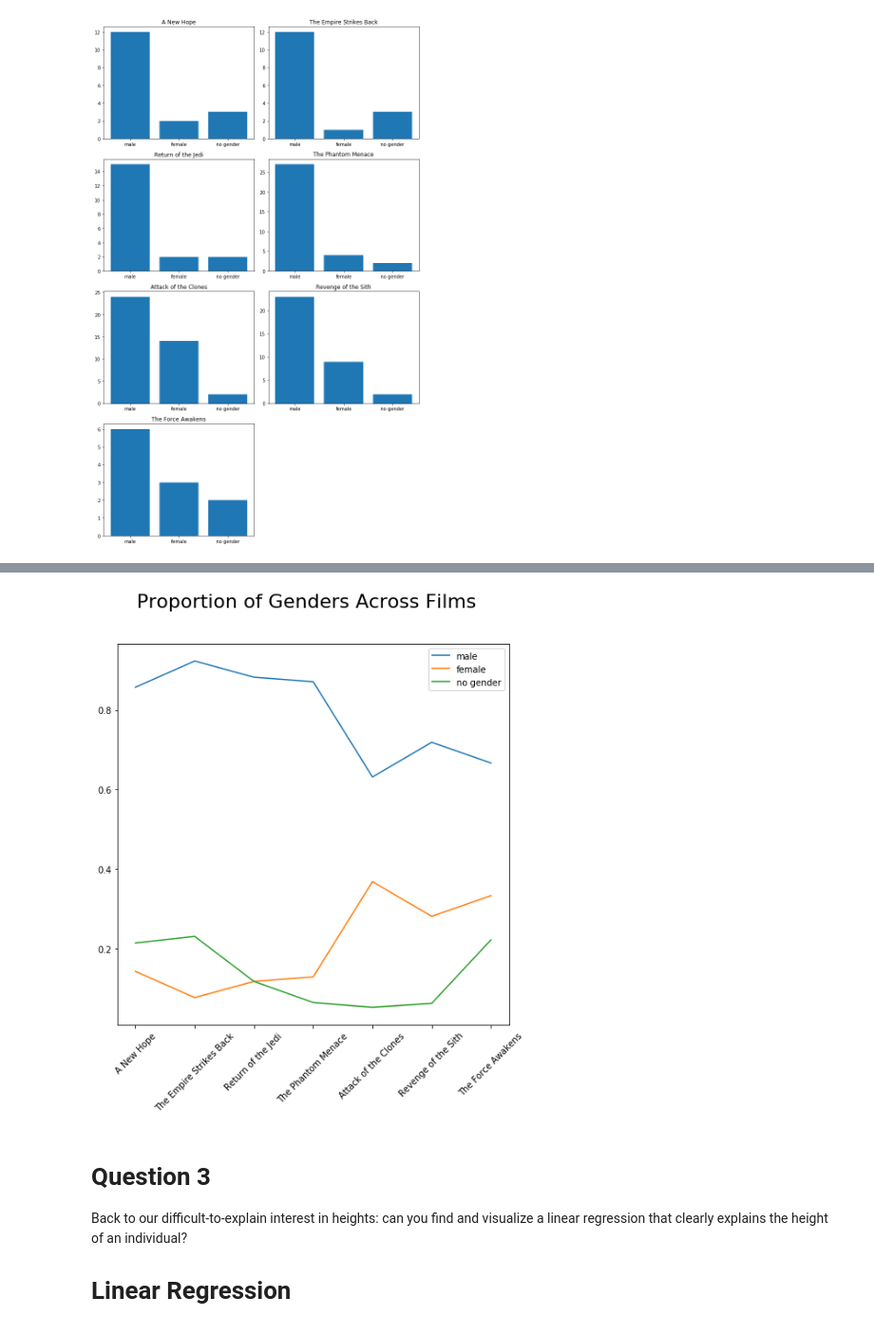
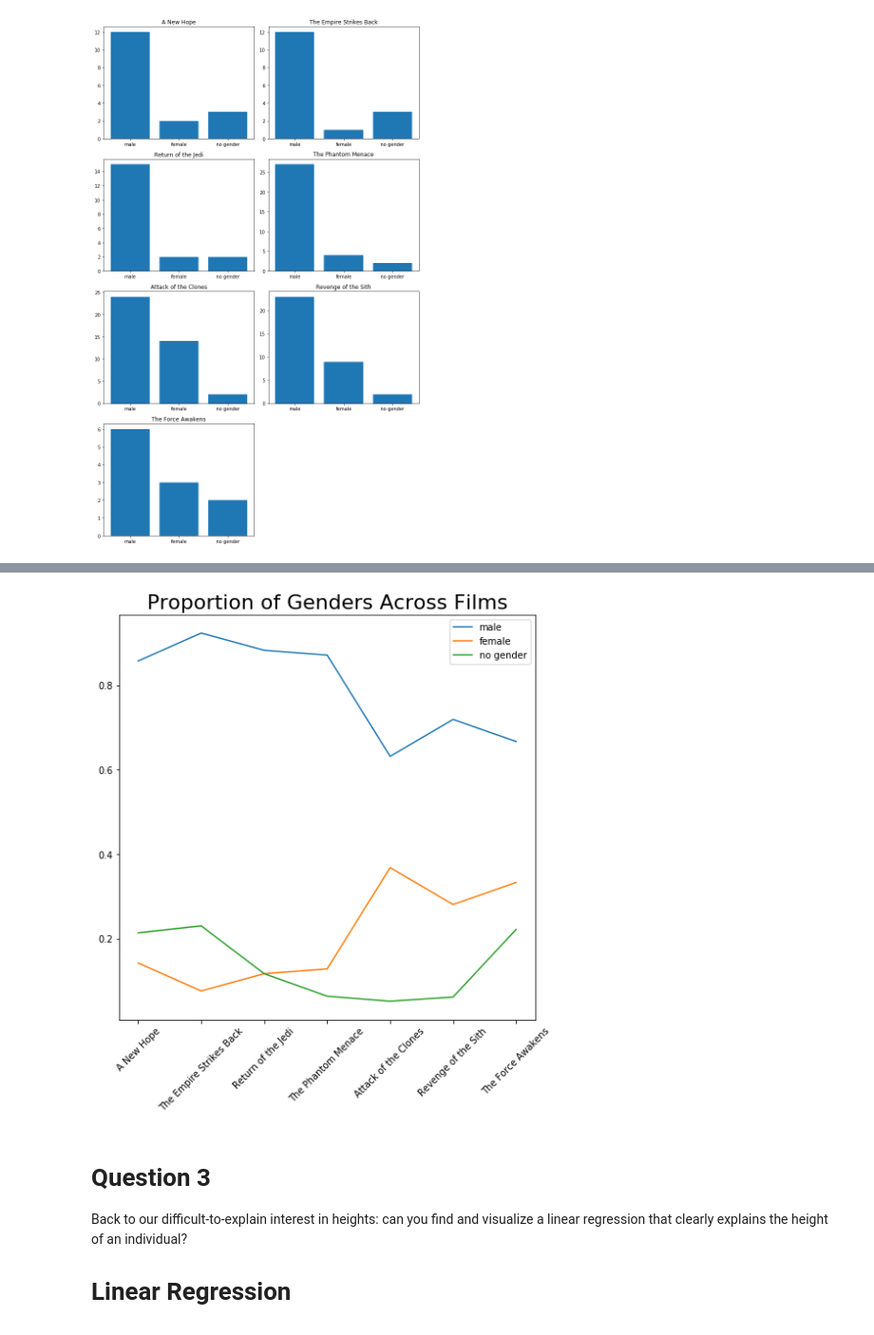
Before and after one commit to timothy-salazar/swapi, a Jupyter notebook: Minimum Viable Product.ipynb, the cells around one changed output, grey strips where cells are left out. Shown at 95% size. Cells and saved outputs as stored; diff of their text form; code cells hidden in the pictures.

```diff
--- a/Minimum Viable Product.ipynb
+++ b/Minimum Viable Product.ipynb
@@ -300,17 +302,17 @@ plt.show()
 # %%
 fig = plt.figure(figsize = (8,8))
 ax = fig.add_subplot(111)
 x = np.arange(0, len(movie_cols),1)
 for i,g in zip(range(3), ['male','female','no gender']):
     y_vals = [j[i] / sum(j[:2]) for j in g_counts]
     plt.plot(x, y_vals, label=g)
 plt.xticks(np.arange(0,len(movie_cols),1),movie_cols, rotation=45)
-plt.suptitle('Proportion of Genders Across Films', fontsize=22)
+ax.set_title('Proportion of Genders Across Films', fontsize=22)
 plt.legend()
 fig.savefig('assets/images/gender_film_lines2.jpg')
 plt.show()
 # %% [output]
-[figure, old version]
+[figure, new version]
 # %% [markdown]
 # Question 3
 Back to our difficult-to-explain interest in heights: can you find and visualize a linear regression that clearly explains the height of an individual?
```
Also changed, not shown: parts of 4 cells of this notebook, 2 other files.
